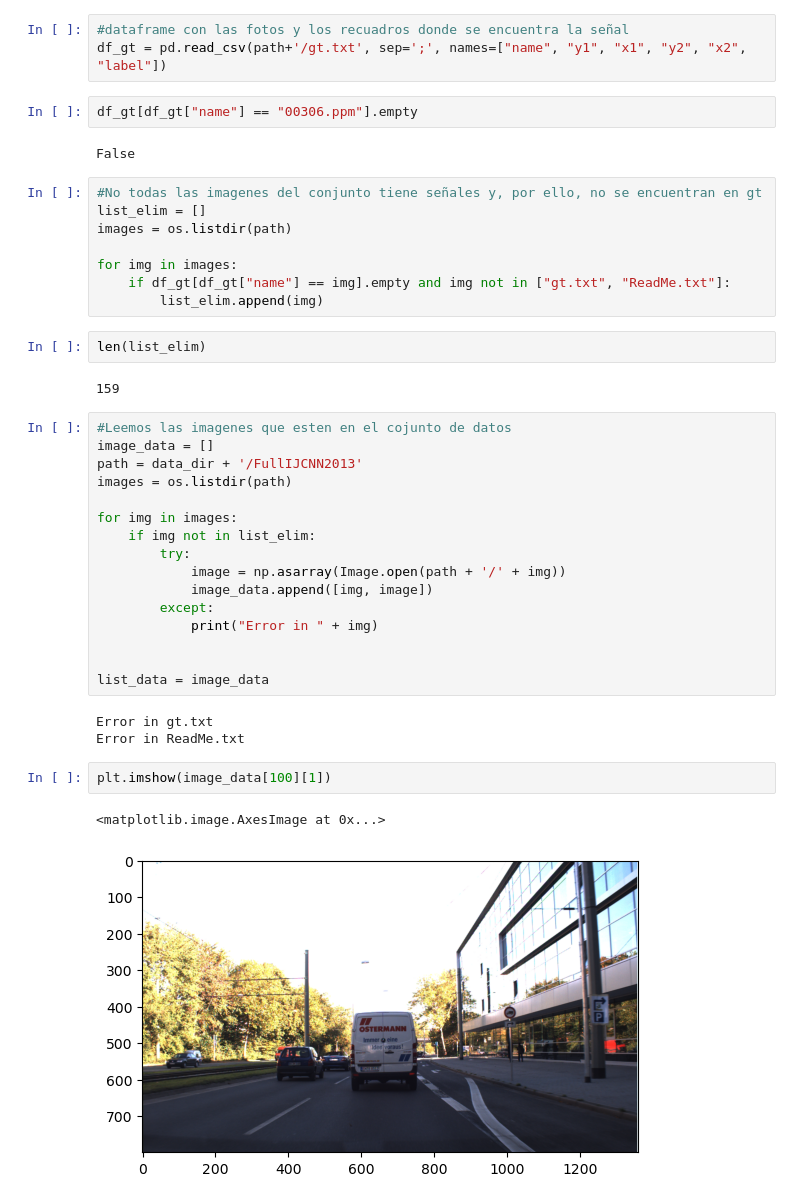
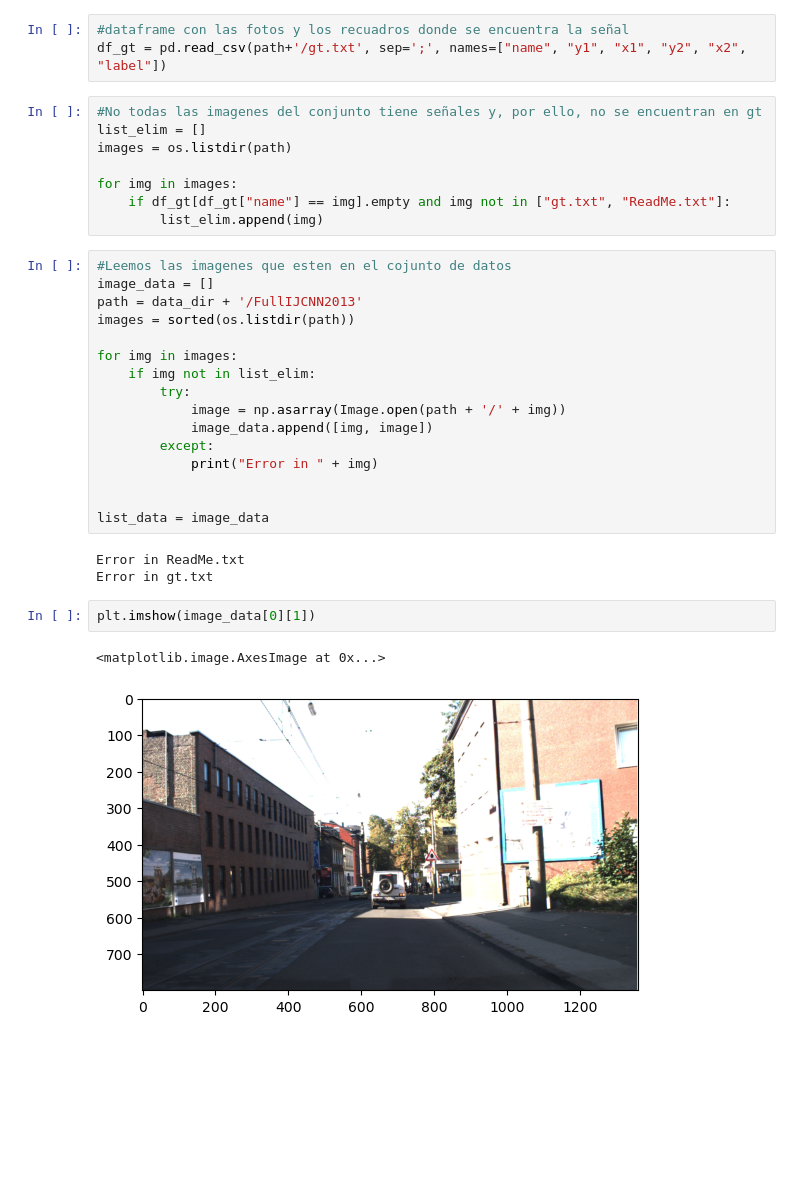
Before and after one commit to teresababio/Proyecto_Final, a Jupyter notebook: imagenes_completas/prueba_imagenes_carretera.ipynb, the cells around one changed output. Cells and saved outputs as stored; diff of their text form; blank space fills up the shorter version.

```diff
--- a/imagenes_completas/prueba_imagenes_carretera.ipynb
+++ b/imagenes_completas/prueba_imagenes_carretera.ipynb
@@ -21,10 +60,6 @@ Total trainable classes:  43
 # %%
 #dataframe con las fotos y los recuadros donde se encuentra la señal
 df_gt = pd.read_csv(path+'/gt.txt', sep=';', names=["name", "y1", "x1", "y2", "x2", "label"])
-# %%
-df_gt[df_gt["name"] == "00306.ppm"].empty
-# %% [output]
-False
 # %%
 #No todas las imagenes del conjunto tiene señales y, por ello, no se encuentran en gt
 list_elim = []
@@ -33,15 +68,11 @@ images = os.listdir(path)
 for img in images:
     if df_gt[df_gt["name"] == img].empty and img not in ["gt.txt", "ReadMe.txt"]:
         list_elim.append(img)
-# %%
-len(list_elim)
-# %% [output]
-159
 # %%
 #Leemos las imagenes que esten en el cojunto de datos
 image_data = []
 path = data_dir + '/FullIJCNN2013'
-images = os.listdir(path)
+images = sorted(os.listdir(path))
 
 for img in images:
     if img not in list_elim:
@@ -54,10 +85,10 @@ for img in images:
 
 list_data = image_data
 # %% [output]
+Error in ReadMe.txt
 Error in gt.txt
-Error in ReadMe.txt
 # %%
-plt.imshow(image_data[100][1])
+plt.imshow(image_data[0][1])
 # %% [output]
 <matplotlib.image.AxesImage at 0x...>
-[figure, old version]
+[figure, new version]
```
Also changed, not shown: parts of 22 cells of this notebook, 20 other files.
